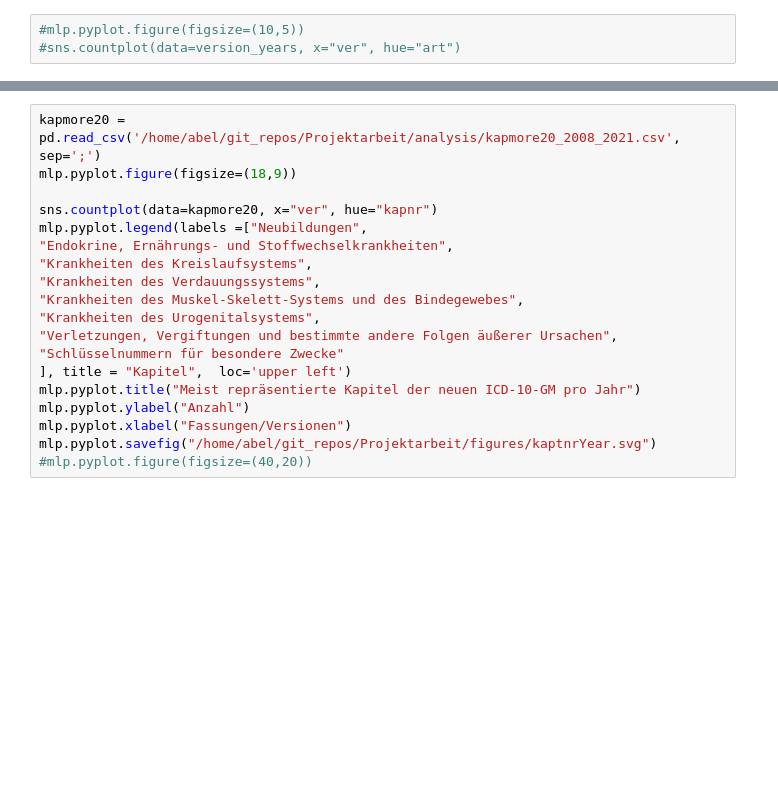
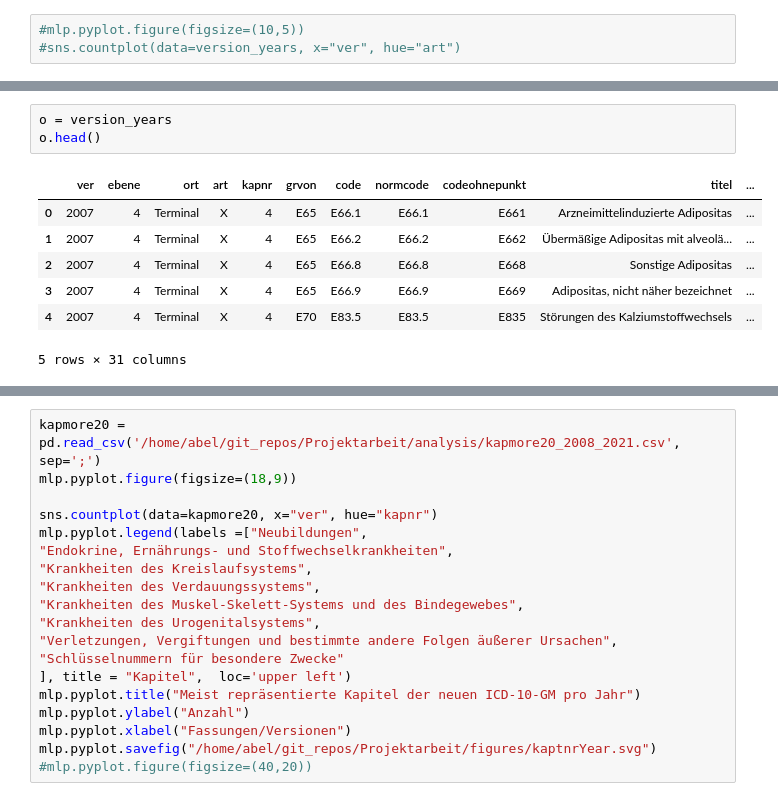
Before and after one commit to ahodelin/Projektarbeit, a Jupyter notebook: analysis/jupyter_notbook/analysing_old_icd_by_year.ipynb, the cells around one changed output, grey strips where cells are left out. Saved outputs shown, nothing was run; the diff lists cells and outputs as text; blank space fills up the shorter version.

```diff
--- a/analysis/jupyter_notbook/analysing_old_icd_by_year.ipynb
+++ b/analysis/jupyter_notbook/analysing_old_icd_by_year.ipynb
@@ -124 +124,12 @@ mlp.pyplot.legend(labels=["Nicht terminale Codes", "Terminale Codes"])
 [figure]
+# %%
+o = version_years
+o.head()
+# %% [output]
+|  | ver | ebene | ort | art | kapnr | grvon | code | normcode | codeohnepunkt | titel | ... |
+| 0 | 2007 | 4 | Terminal | X | 4 | E65 | E66.1 | E66.1 | E661 | Arzneimittelinduzierte Adipositas | ... |
+| 1 | 2007 | 4 | Terminal | X | 4 | E65 | E66.2 | E66.2 | E662 | Übermäßige Adipositas mit alveolä... | ... |
+| 2 | 2007 | 4 | Terminal | X | 4 | E65 | E66.8 | E66.8 | E668 | Sonstige Adipositas | ... |
+| 3 | 2007 | 4 | Terminal | X | 4 | E65 | E66.9 | E66.9 | E669 | Adipositas, nicht näher bezeichnet | ... |
+| 4 | 2007 | 4 | Terminal | X | 4 | E70 | E83.5 | E83.5 | E835 | Störungen des Kalziumstoffwechsels | ... |
+5 rows × 31 columns
```
Also changed, not shown: parts of 6 cells of this notebook, 5 other files.
